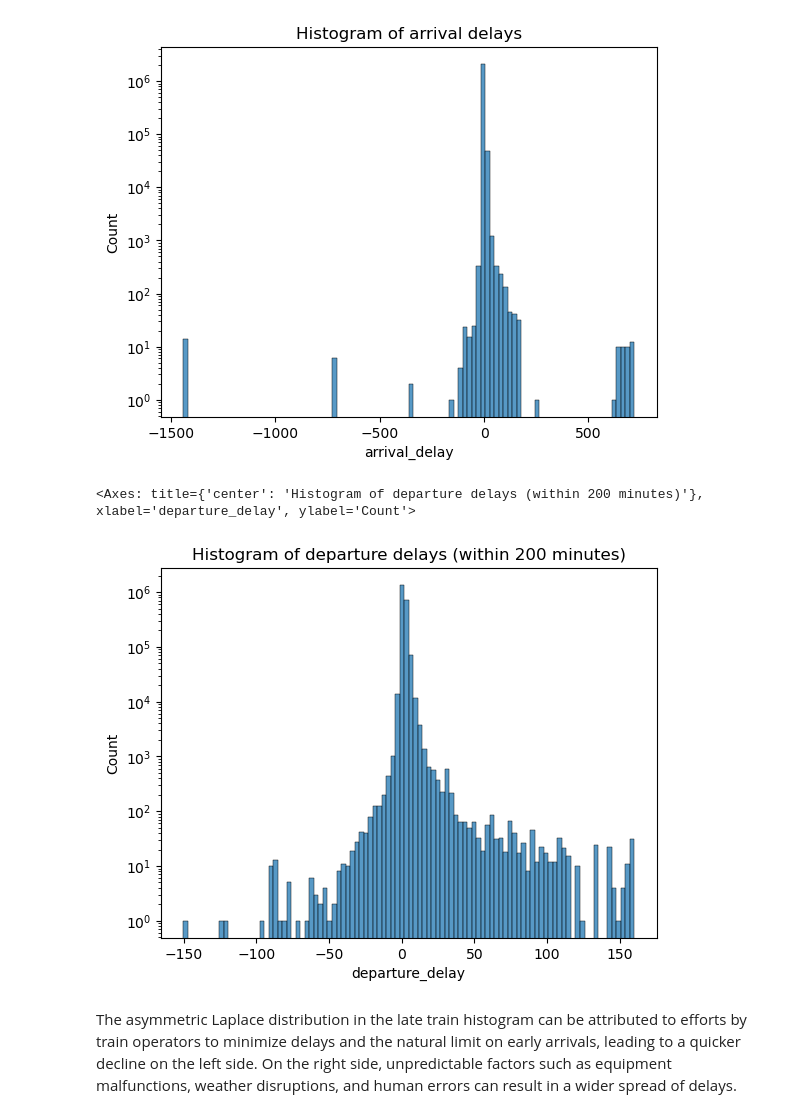
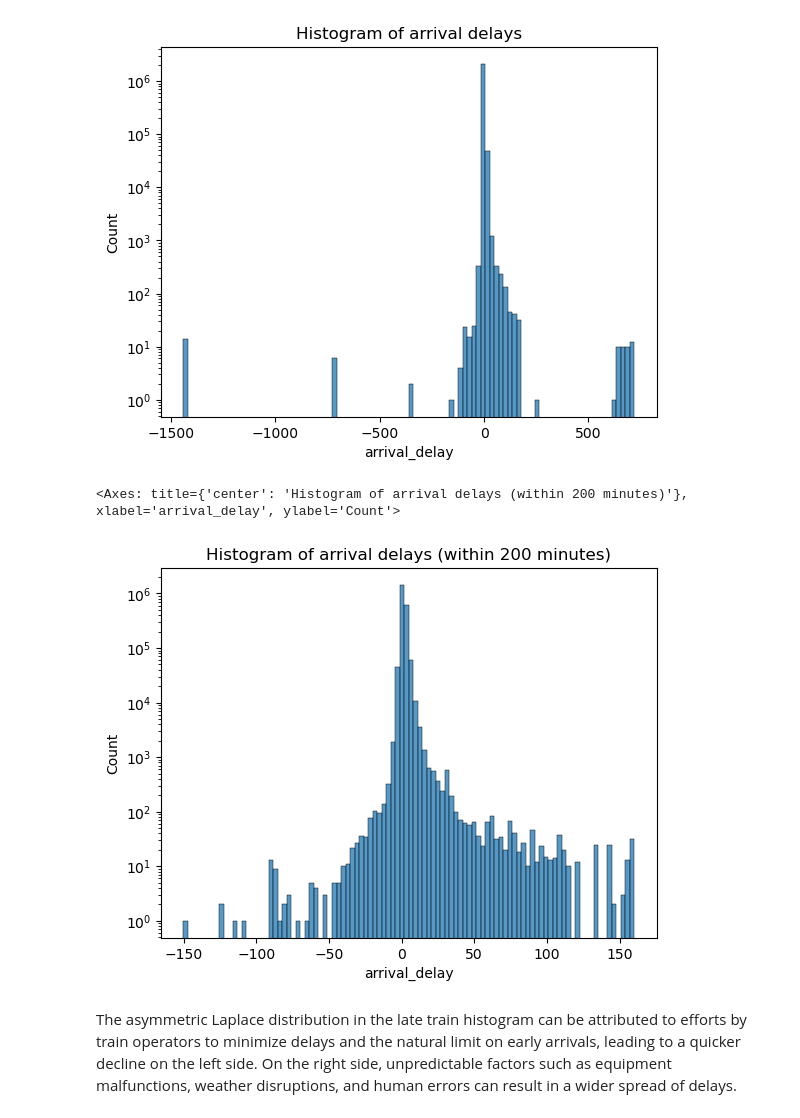
Before and after one commit to com-480-data-visualization/project-2023-choo-choo-data-darlings, a Jupyter notebook: basic_analysis.ipynb, the cells around one changed output. Saved outputs shown, nothing was run; the diff lists cells and outputs as text; code cells hidden in the pictures.

```diff
--- a/basic_analysis.ipynb
+++ b/basic_analysis.ipynb
@@ -260,12 +260,12 @@ sns.histplot(data=transport_data, x="arrival_delay", bins=100, log_scale=(False,
 # %%
 # This histogram corresponds to the delays in minutes for each departure of each line (we remove the outliers)
 MAX_DELAY = 200
 
-plt.title(f"Histogram of departure delays (within {MAX_DELAY} minutes)")
-sns.histplot(data=transport_data[(transport_data["departure_delay"] > -MAX_DELAY) & (transport_data["departure_delay"] < MAX_DELAY)], x="departure_delay", bins=100, log_scale=(False, True))
+plt.title(f"Histogram of arrival delays (within {MAX_DELAY} minutes)")
+sns.histplot(data=transport_data[(transport_data["arrival_delay"] > -MAX_DELAY) & (transport_data["arrival_delay"] < MAX_DELAY)], x="arrival_delay", bins=100, log_scale=(False, True))
 # %% [output]
-<Axes: title={'center': 'Histogram of departure delays (within 200 minutes)'}, xlabel='departure_delay', ylabel='Count'>
+<Axes: title={'center': 'Histogram of arrival delays (within 200 minutes)'}, xlabel='arrival_delay', ylabel='Count'>
-[figure, old version]
+[figure, new version]
 # %% [markdown]
 The asymmetric Laplace distribution in the late train histogram can be attributed to efforts by train operators to minimize delays and the natural limit on early arrivals, leading to a quicker decline on the left side. On the right side, unpredictable factors such as equipment malfunctions, weather disruptions, and human errors can result in a wider spread of delays.
 # %% [markdown]
```
Also changed, not shown: 12 other files.
